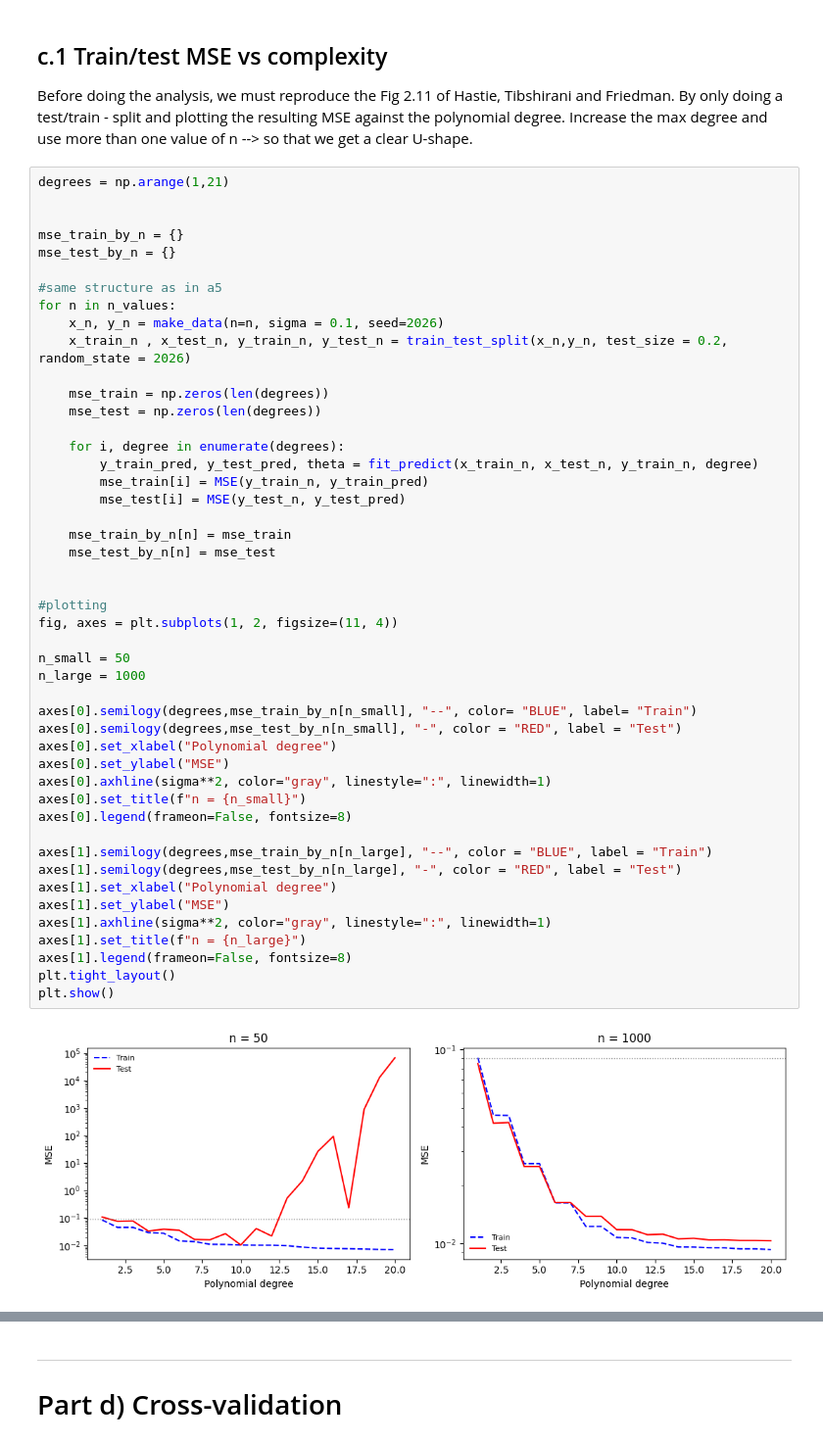
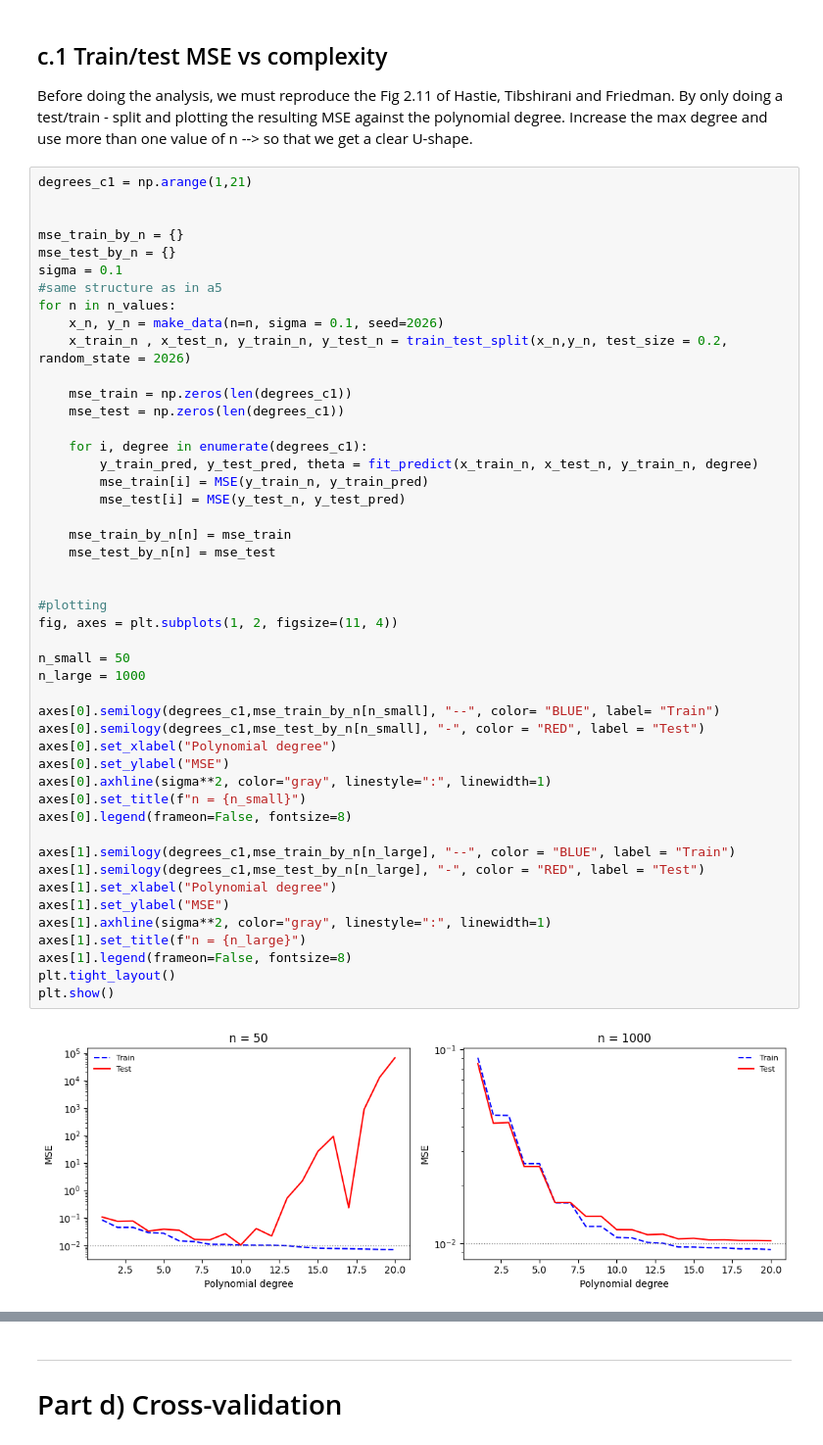
Before and after one commit to Parisa-amin/FYS-STK4155, a Jupyter notebook: Project1/code/Project1.ipynb, the cells around one changed output, grey strips where cells are left out. Shown at 98% size. Saved outputs shown, nothing was run; the diff lists cells and outputs as text.

```diff
--- a/Project1/code/Project1.ipynb
+++ b/Project1/code/Project1.ipynb
@@ -578,51 +578,51 @@ factor for a few $\lambda$, and connect it to the coefficient explosion in a.4.
 
 Before doing the analysis, we must reproduce the Fig 2.11 of Hastie, Tibshirani and Friedman. By only doing a test/train - split and plotting the resulting MSE against the polynomial degree. Increase the max degree and use more than one value of n --> so that we get a clear U-shape.
 # %%
-degrees = np.arange(1,21)
+degrees_c1 = np.arange(1,21)
 
 
 mse_train_by_n = {}
 mse_test_by_n = {}
-
+sigma = 0.1
 #same structure as in a5
 for n in n_values:
     x_n, y_n = make_data(n=n, sigma = 0.1, seed=2026)
     x_train_n , x_test_n, y_train_n, y_test_n = train_test_split(x_n,y_n, test_size = 0.2, random_state = 2026)
 
-    mse_train = np.zeros(len(degrees))
-    mse_test = np.zeros(len(degrees))
+    mse_train = np.zeros(len(degrees_c1))
+    mse_test = np.zeros(len(degrees_c1))
 
-    for i, degree in enumerate(degrees):
+    for i, degree in enumerate(degrees_c1):
         y_train_pred, y_test_pred, theta = fit_predict(x_train_n, x_test_n, y_train_n, degree)
         mse_train[i] = MSE(y_train_n, y_train_pred)
         mse_test[i] = MSE(y_test_n, y_test_pred)
 
     mse_train_by_n[n] = mse_train
     mse_test_by_n[n] = mse_test
 
 
 #plotting
 fig, axes = plt.subplots(1, 2, figsize=(11, 4))
 
 n_small = 50
 n_large = 1000
 
-axes[0].semilogy(degrees,mse_train_by_n[n_small], "--", color= "BLUE", label= "Train")
-axes[0].semilogy(degrees,mse_test_by_n[n_small], "-", color = "RED", label = "Test")
+axes[0].semilogy(degrees_c1,mse_train_by_n[n_small], "--", color= "BLUE", label= "Train")
+axes[0].semilogy(degrees_c1,mse_test_by_n[n_small], "-", color = "RED", label = "Test")
 axes[0].set_xlabel("Polynomial degree")
 axes[0].set_ylabel("MSE")
 axes[0].axhline(sigma**2, color="gray", linestyle=":", linewidth=1)
 axes[0].set_title(f"n = {n_small}")
 axes[0].legend(frameon=False, fontsize=8)
 
-axes[1].semilogy(degrees,mse_train_by_n[n_large], "--", color = "BLUE", label = "Train")
-axes[1].semilogy(degrees,mse_test_by_n[n_large], "-", color = "RED", label = "Test")
+axes[1].semilogy(degrees_c1,mse_train_by_n[n_large], "--", color = "BLUE", label = "Train")
+axes[1].semilogy(degrees_c1,mse_test_by_n[n_large], "-", color = "RED", label = "Test")
 axes[1].set_xlabel("Polynomial degree")
 axes[1].set_ylabel("MSE")
 axes[1].axhline(sigma**2, color="gray", linestyle=":", linewidth=1)
 axes[1].set_title(f"n = {n_large}")
 axes[1].legend(frameon=False, fontsize=8)
 plt.tight_layout()
 plt.show()
 # %% [output]
-[figure, old version]
+[figure, new version]
```
Also changed, not shown: parts of 2 cells of this notebook.
